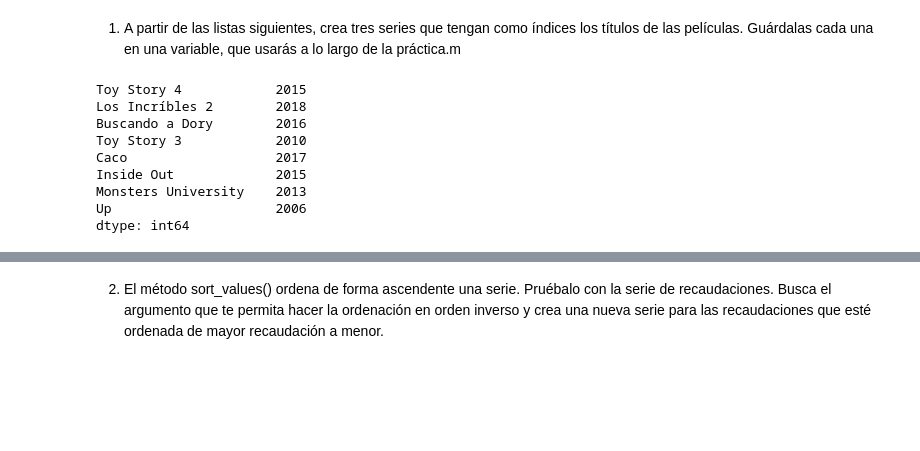
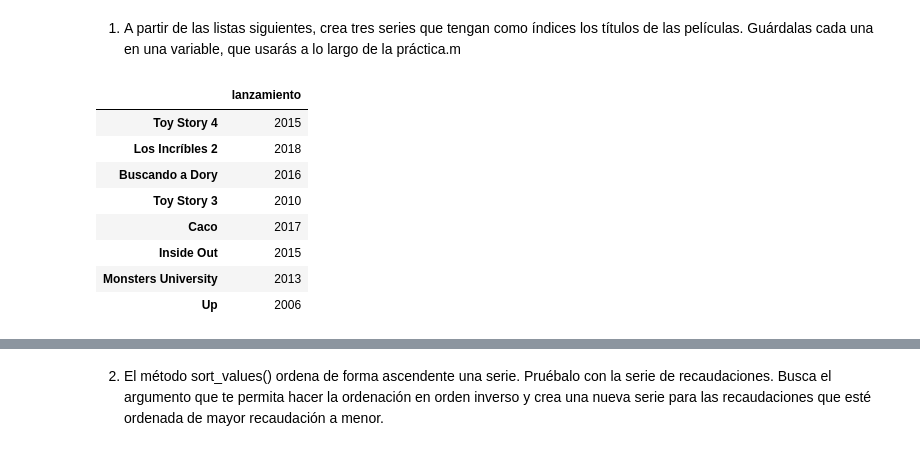
Before and after one commit to davtorpet/DS_Online_Febr25_Exercises, a Jupyter notebook: 02_Programacion_y_Herramientas_Avanzadas/Sprint_04/Unidad_01/Practica_Obligatoria/18_Practica_Obligatoria_Pandas_I.ipynb, the cells around one changed output, grey strips where cells are left out. Cells and saved outputs as stored; diff of their text form; code cells hidden in the pictures; blank space fills up the shorter version.

```diff
--- a/02_Programacion_y_Herramientas_Avanzadas/Sprint_04/Unidad_01/Practica_Obligatoria/18_Practica_Obligatoria_Pandas_I.ipynb
+++ b/02_Programacion_y_Herramientas_Avanzadas/Sprint_04/Unidad_01/Practica_Obligatoria/18_Practica_Obligatoria_Pandas_I.ipynb
@@ -23,18 +23,18 @@ lanzamiento = [2015, 2018, 2016, 2010, 2017, 2015, 2013, 2006]
 recaudaciones = [1073, 1242, 1029, 1067, 807, 857, 744, 735]  # En millones de dólares
 espectadores = [74.91, 93.42, 76.72, 81.35, 62.75, 68.27, 54.74, 54.34] # En millones, estimación hecha por aficionados
 # %%
-estreno = pd.Series(lanzamiento,index = titulos)
+estreno = pd.Series(lanzamiento,index = titulos,name = "lanzamiento") #MIrar en lo que afecta name abajo
 ingresos = pd.Series(recaudaciones,index=titulos)
 visualizaciones = pd.Series(espectadores,index = titulos)
-# %%
-estreno
-# %% [output]
-Toy Story 4            2015
-Los Incríbles 2        2018
-Buscando a Dory        2016
-Toy Story 3            2010
-Caco                   2017
-Inside Out             2015
-Monsters University    2013
-Up                     2006
-dtype: int64
+# %%
+pd.DataFrame(estreno)
+# %% [output]
+|  | lanzamiento |
+| Toy Story 4 | 2015 |
+| Los Incríbles 2 | 2018 |
+| Buscando a Dory | 2016 |
+| Toy Story 3 | 2010 |
+| Caco | 2017 |
+| Inside Out | 2015 |
+| Monsters University | 2013 |
+| Up | 2006 |
```
Also changed, not shown: parts of 1 cell of this notebook.
